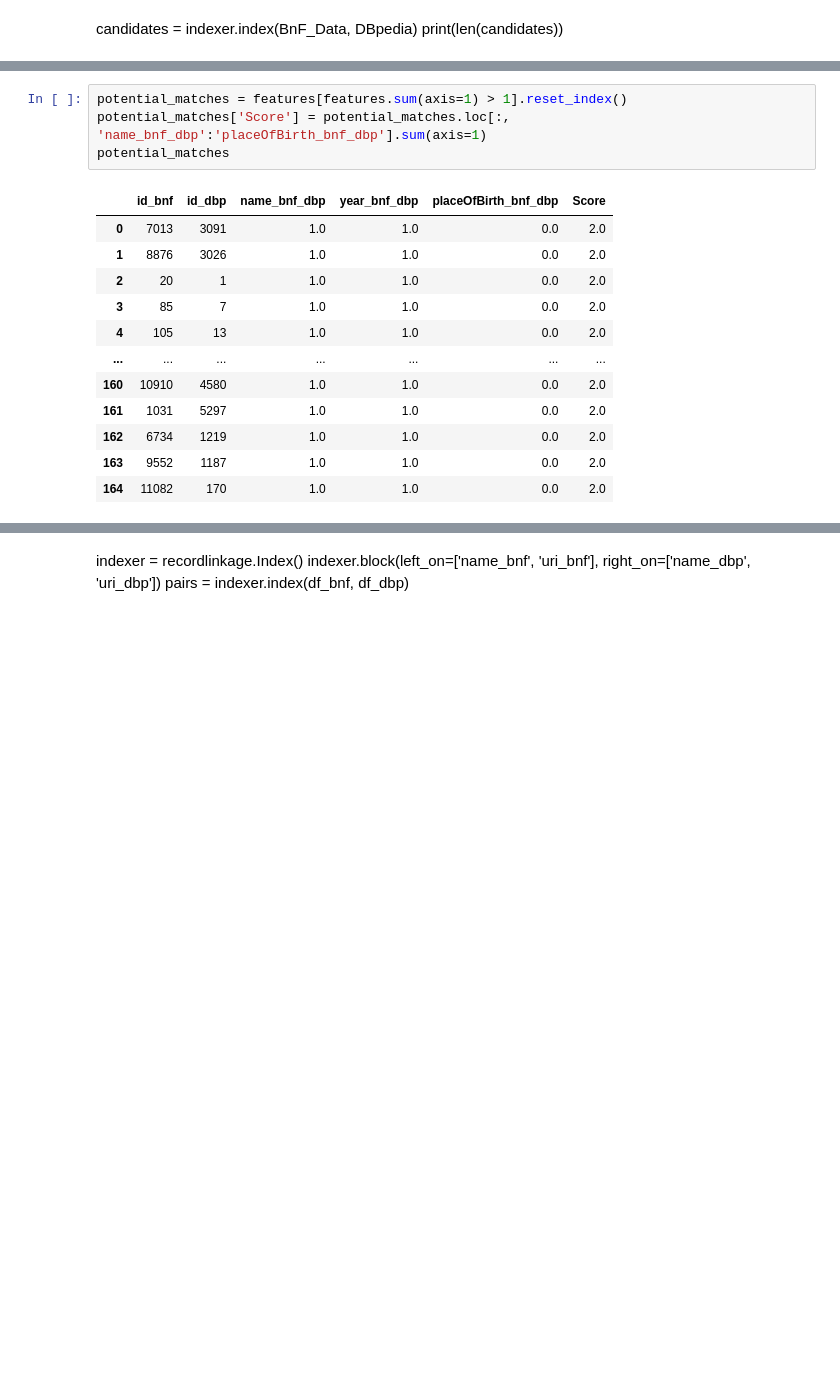
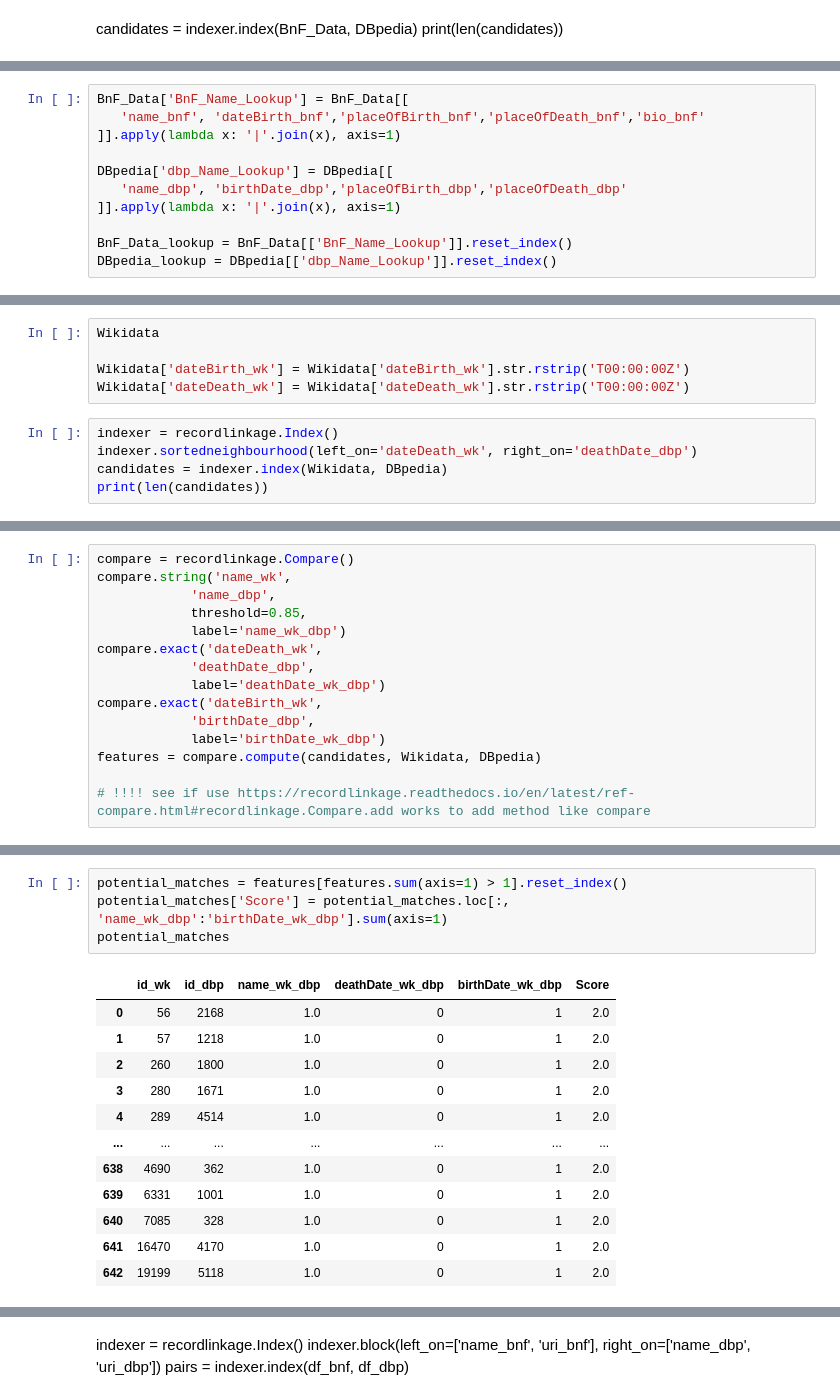
Before and after one commit to Semantic-Data-for-Humanities/Economists_Jurists, a Jupyter notebook: Notebooks/Issues/Merge_DBpedia_BnF_Data_Wikidata.ipynb, the cells around one changed output, grey strips where cells are left out. Cells and saved outputs as stored; diff of their text form; blank space fills up the shorter version.

```diff
--- a/Notebooks/Issues/Merge_DBpedia_BnF_Data_Wikidata.ipynb
+++ b/Notebooks/Issues/Merge_DBpedia_BnF_Data_Wikidata.ipynb
@@ -1066,0 +1099,11 @@ features = compare.compute(candidates, BnF_Data, DBpedia)
+# %%
+BnF_Data['BnF_Name_Lookup'] = BnF_Data[[
+   'name_bnf', 'dateBirth_bnf','placeOfBirth_bnf','placeOfDeath_bnf','bio_bnf'
+]].apply(lambda x: '|'.join(x), axis=1)
+
+DBpedia['dbp_Name_Lookup'] = DBpedia[[
+   'name_dbp', 'birthDate_dbp','placeOfBirth_dbp','placeOfDeath_dbp'
+]].apply(lambda x: '|'.join(x), axis=1)
+
+BnF_Data_lookup = BnF_Data[['BnF_Name_Lookup']].reset_index()
+DBpedia_lookup = DBpedia[['dbp_Name_Lookup']].reset_index()
@@ -1066,0 +1137,10 @@ features = compare.compute(candidates, BnF_Data, DBpedia)
+# %%
+Wikidata
+
+Wikidata['dateBirth_wk'] = Wikidata['dateBirth_wk'].str.rstrip('T00:00:00Z')
+Wikidata['dateDeath_wk'] = Wikidata['dateDeath_wk'].str.rstrip('T00:00:00Z')
+# %%
+indexer = recordlinkage.Index()
+indexer.sortedneighbourhood(left_on='dateDeath_wk', right_on='deathDate_dbp')
+candidates = indexer.index(Wikidata, DBpedia)
+print(len(candidates))
@@ -1067,3 +1157,18 @@ features = compare.compute(candidates, BnF_Data, DBpedia)
+# %%
+compare = recordlinkage.Compare()
+compare.string('name_wk',
+            'name_dbp',
+            threshold=0.85,
+            label='name_wk_dbp')
+compare.exact('dateDeath_wk',
+            'deathDate_dbp',
+            label='deathDate_wk_dbp')
+compare.exact('dateBirth_wk',
+            'birthDate_dbp',
+            label='birthDate_wk_dbp')
+features = compare.compute(candidates, Wikidata, DBpedia)
+
+# !!!! see if use https://recordlinkage.readthedocs.io/en/latest/ref-compare.html#recordlinkage.Compare.add works to add method like compare
 # %%
 features.sum(axis=1).value_counts().sort_index(ascending=False)
 # %% [output]
@@ -1094,17 +1197,17 @@ features
 # %%
 potential_matches = features[features.sum(axis=1) > 1].reset_index()
-potential_matches['Score'] = potential_matches.loc[:, 'name_bnf_dbp':'placeOfBirth_bnf_dbp'].sum(axis=1)
+potential_matches['Score'] = potential_matches.loc[:, 'name_wk_dbp':'birthDate_wk_dbp'].sum(axis=1)
 potential_matches
 # %% [output]
-|  | id_bnf | id_dbp | name_bnf_dbp | year_bnf_dbp | placeOfBirth_bnf_dbp | Score |
-| 0 | 7013 | 3091 | 1.0 | 1.0 | 0.0 | 2.0 |
-| 1 | 8876 | 3026 | 1.0 | 1.0 | 0.0 | 2.0 |
-| 2 | 20 | 1 | 1.0 | 1.0 | 0.0 | 2.0 |
-| 3 | 85 | 7 | 1.0 | 1.0 | 0.0 | 2.0 |
-| 4 | 105 | 13 | 1.0 | 1.0 | 0.0 | 2.0 |
+|  | id_wk | id_dbp | name_wk_dbp | deathDate_wk_dbp | birthDate_wk_dbp | Score |
+| 0 | 56 | 2168 | 1.0 | 0 | 1 | 2.0 |
+| 1 | 57 | 1218 | 1.0 | 0 | 1 | 2.0 |
+| 2 | 260 | 1800 | 1.0 | 0 | 1 | 2.0 |
+| 3 | 280 | 1671 | 1.0 | 0 | 1 | 2.0 |
+| 4 | 289 | 4514 | 1.0 | 0 | 1 | 2.0 |
 | ... | ... | ... | ... | ... | ... | ... |
-| 160 | 10910 | 4580 | 1.0 | 1.0 | 0.0 | 2.0 |
-| 161 | 1031 | 5297 | 1.0 | 1.0 | 0.0 | 2.0 |
-| 162 | 6734 | 1219 | 1.0 | 1.0 | 0.0 | 2.0 |
-| 163 | 9552 | 1187 | 1.0 | 1.0 | 0.0 | 2.0 |
-| 164 | 11082 | 170 | 1.0 | 1.0 | 0.0 | 2.0 |
+| 638 | 4690 | 362 | 1.0 | 0 | 1 | 2.0 |
+| 639 | 6331 | 1001 | 1.0 | 0 | 1 | 2.0 |
+| 640 | 7085 | 328 | 1.0 | 0 | 1 | 2.0 |
+| 641 | 16470 | 4170 | 1.0 | 0 | 1 | 2.0 |
+| 642 | 19199 | 5118 | 1.0 | 0 | 1 | 2.0 |
```
Also changed, not shown: parts of 82 cells of this notebook.
